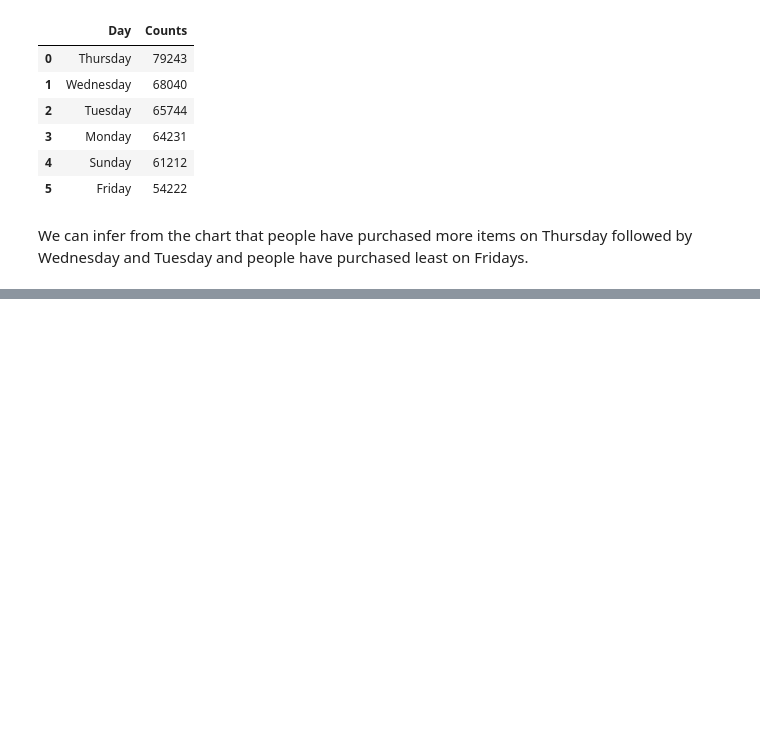
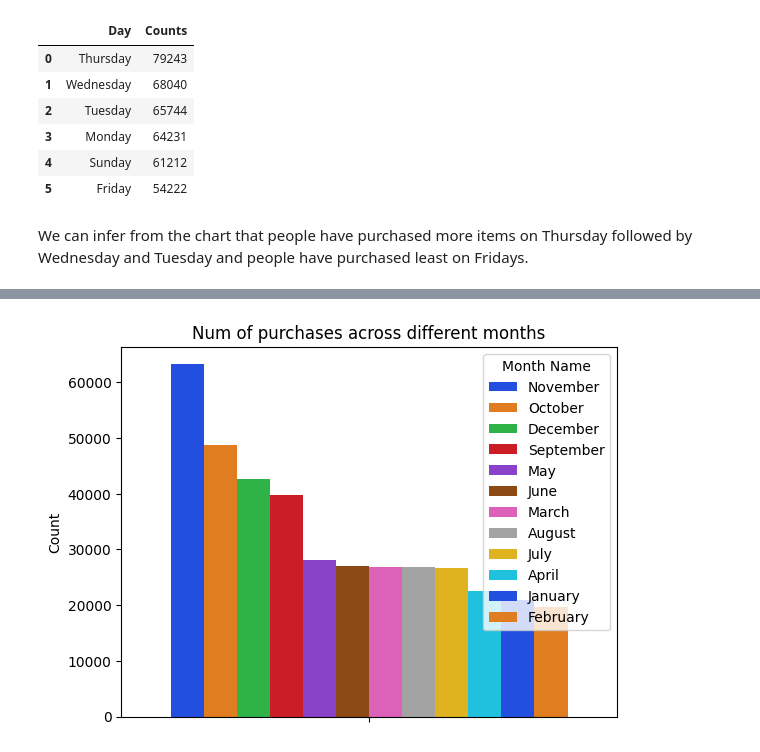
Before and after one commit to Mohit03singh/Customer-Segmentation-Using-Unsupervised-Learning, a Jupyter notebook: Customer_segmentation_using_unsupervised_learning.ipynb, the cells around one changed output, grey strips where cells are left out. Cells and saved outputs as stored; diff of their text form; code cells hidden in the pictures; blank space fills up the shorter version.

```diff
--- a/Customer_segmentation_using_unsupervised_learning.ipynb
+++ b/Customer_segmentation_using_unsupervised_learning.ipynb
@@ -59,7 +59,7 @@ from sklearn import metrics
 # %%
 # load the dataset
 
-df = pd.read_csv('/content/Online_Retail_-_Copy[1].csv')
+df = pd.read_csv('/content/Onilne_retail_data.csv')
 # %%
 cust_data = df.copy()
 # %%
@@ -561,0 +577,4 @@ plt.show()
+# %%
+month = cust_data['month'].value_counts().reset_index()
+month.rename(columns = {'index':'Month Name','month':'Count'},inplace = True)
+month
@@ -561,0 +595,7 @@ plt.show()
+# %%
+sns.barplot(hue='Month Name',y='Count',data=month,palette='bright')
+plt.title("Num of purchases across different months")
+plt.xticks(rotation = 90)
+plt.show()
+# %% [output]
+[figure, added]
```
Also changed, not shown: parts of 18 cells of this notebook.
